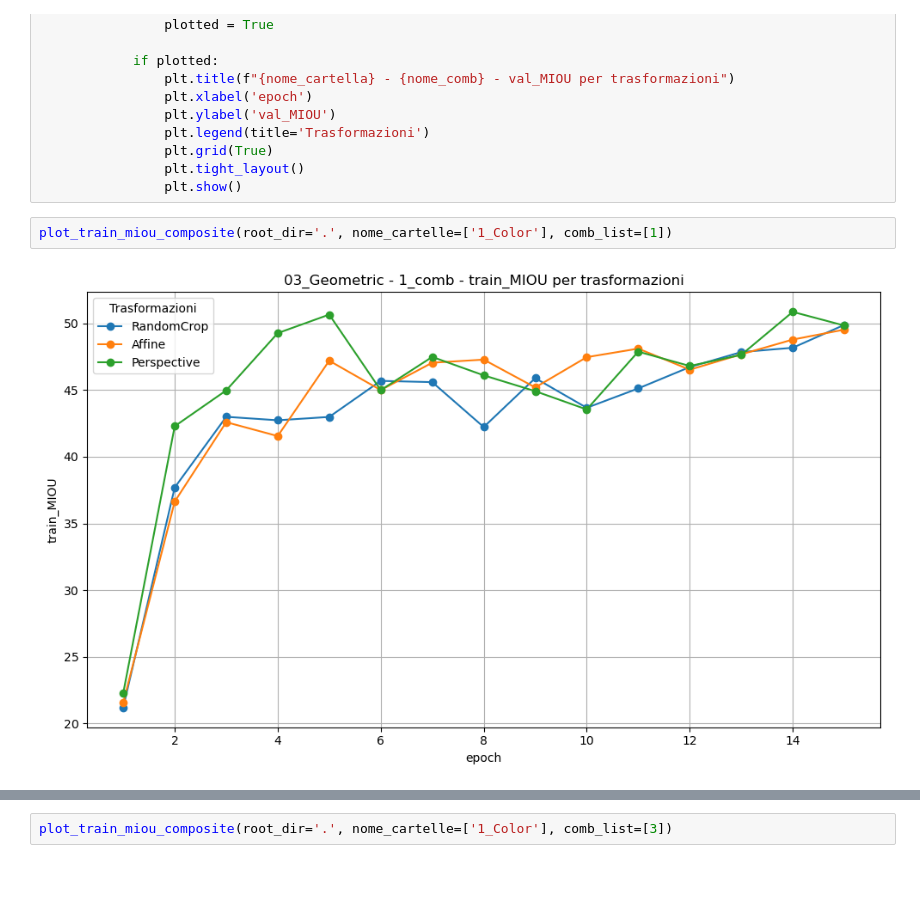
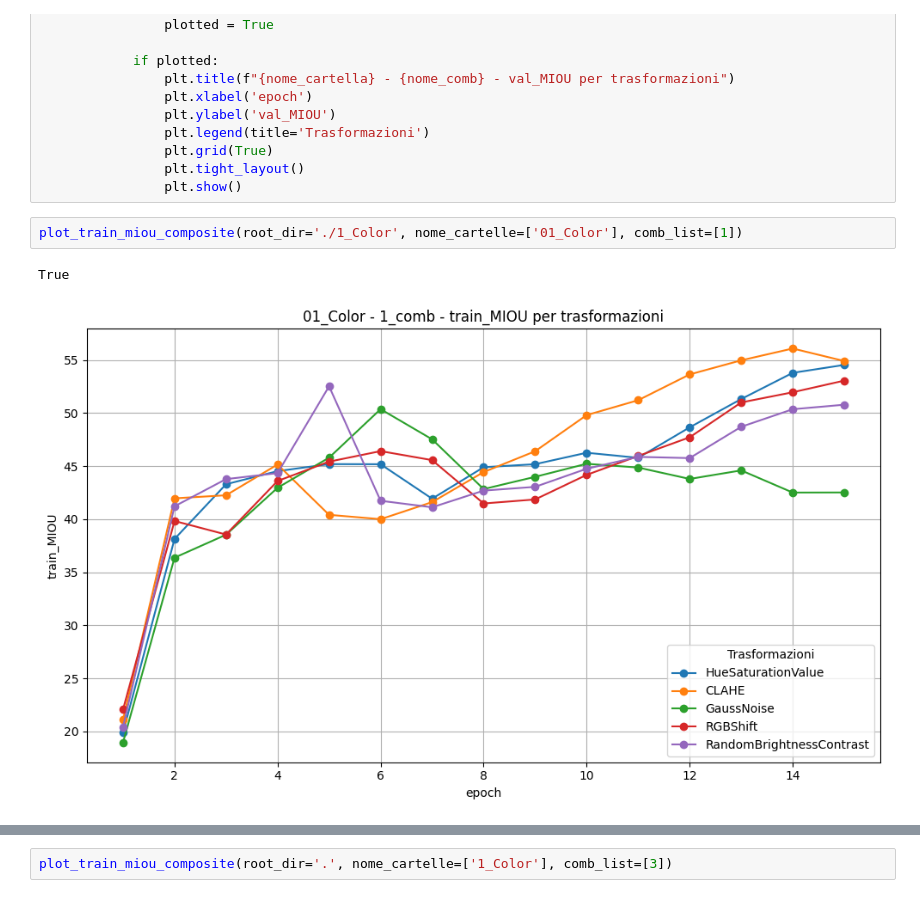
Before and after one commit to elisabettaroviera/MLDL-Project, a Jupyter notebook: 3b_comparison_augs.ipynb, the cells around one changed output, grey strips where cells are left out. Cells and saved outputs as stored; diff of their text form.

Commit message:
comparison colors

```diff
--- a/3b_comparison_augs.ipynb
+++ b/3b_comparison_augs.ipynb
@@ -173,7 +171,8 @@ def plot_val_miou_composite(root_dir, nome_cartelle=['03_Geometric', '03_Weather
                 plt.tight_layout()
                 plt.show()
 # %%
-plot_train_miou_composite(root_dir='.', nome_cartelle=['1_Color'], comb_list=[1])
+plot_train_miou_composite(root_dir='./1_Color', nome_cartelle=['01_Color'], comb_list=[1])
 # %% [output]
+True
-[figure, old version]
+[figure, new version]
 # %%
```
Also changed, not shown: parts of 4 cells of this notebook.
